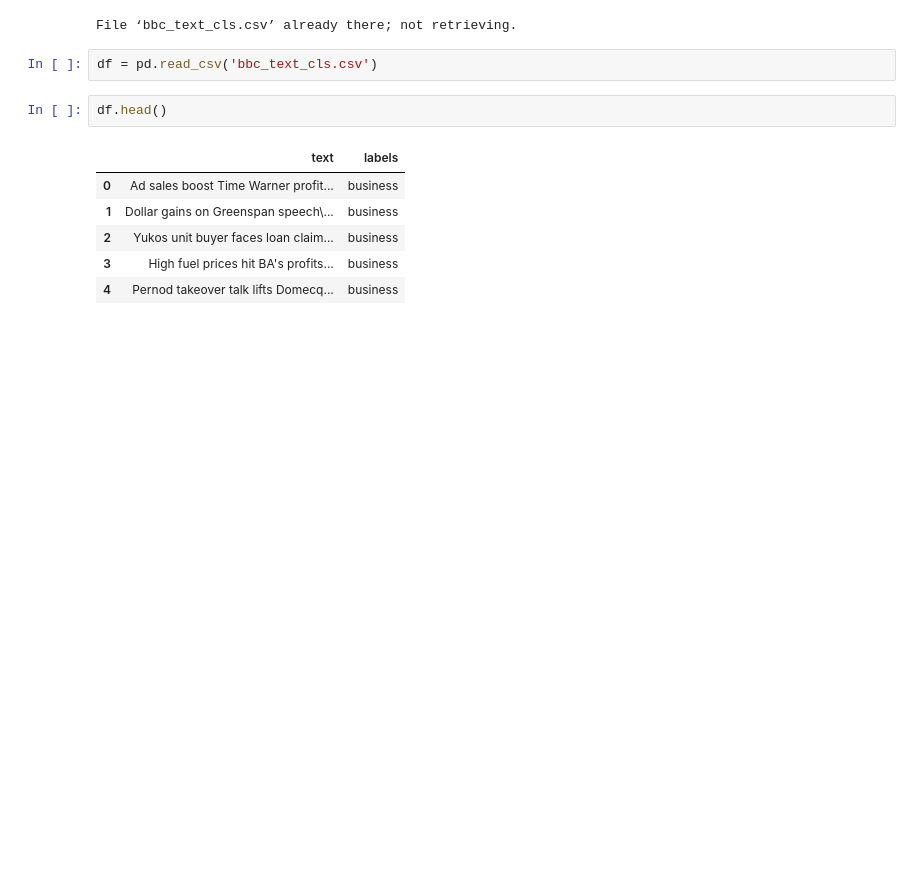
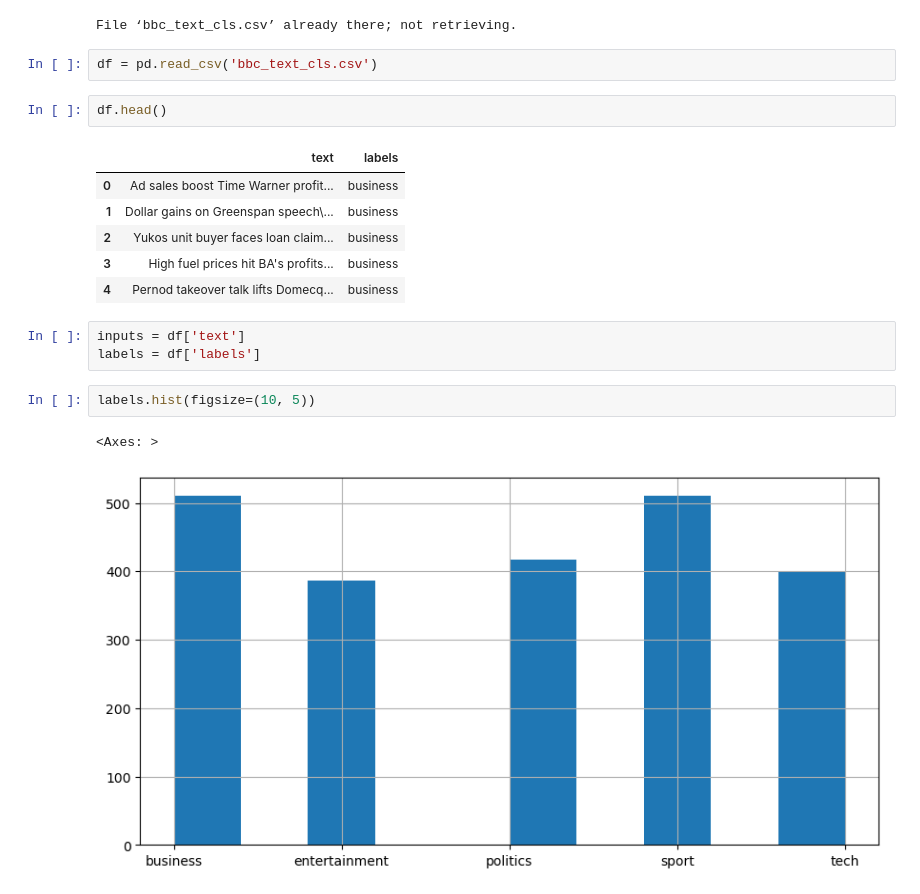
Before and after one commit to thavananh/MachineLearning, a Jupyter notebook: pythonProject1/NLP-Lazy/CountVectorize1.ipynb, the cells around one changed output. Saved outputs shown, nothing was run; the diff lists cells and outputs as text; blank space fills up the shorter version.

```diff
--- a/pythonProject1/NLP-Lazy/CountVectorize1.ipynb
+++ b/pythonProject1/NLP-Lazy/CountVectorize1.ipynb
@@ -42,3 +46,11 @@ df.head()
 | 2 | Yukos unit buyer faces loan claim... | business |
 | 3 | High fuel prices hit BA's profits... | business |
 | 4 | Pernod takeover talk lifts Domecq... | business |
+# %%
+inputs = df['text']
+labels = df['labels']
+# %%
+labels.hist(figsize=(10, 5))
+# %% [output]
+<Axes: >
+[figure, added]
```
Also changed, not shown: parts of 23 cells of this notebook, 1 other file.
